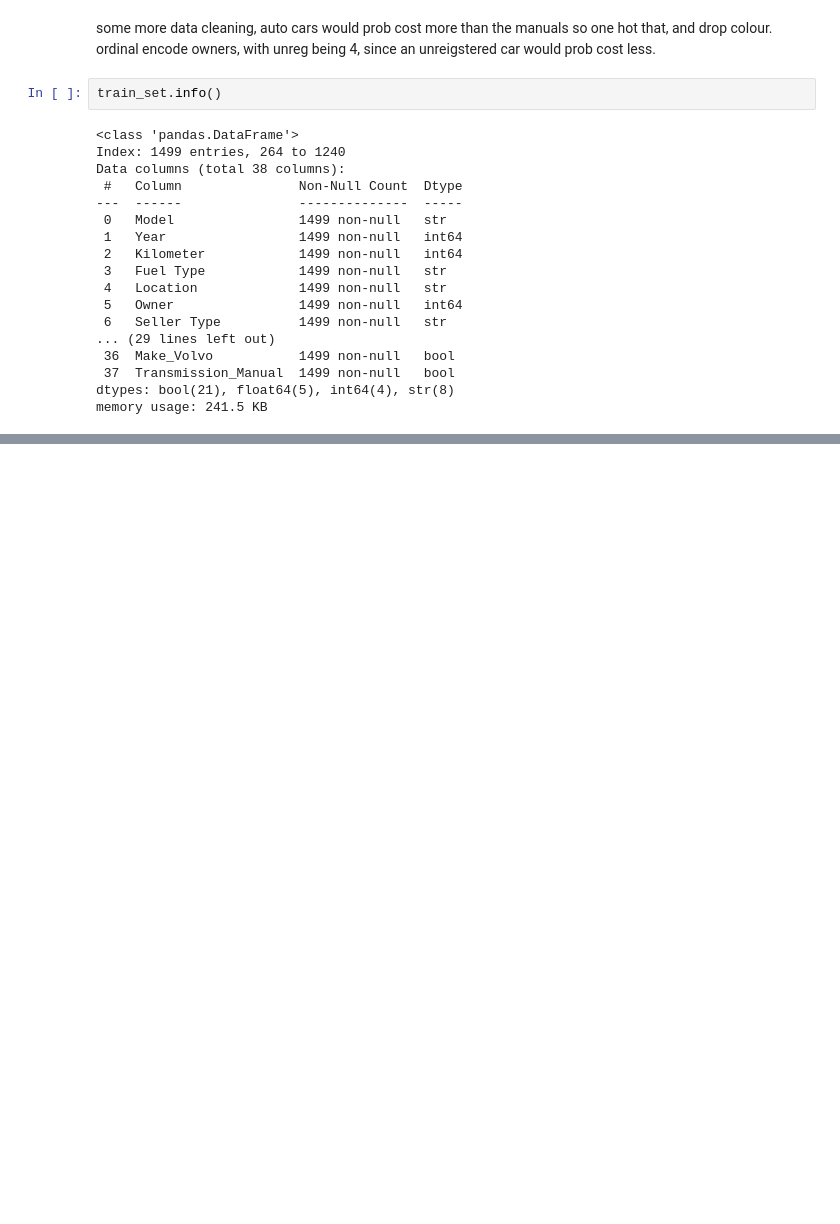
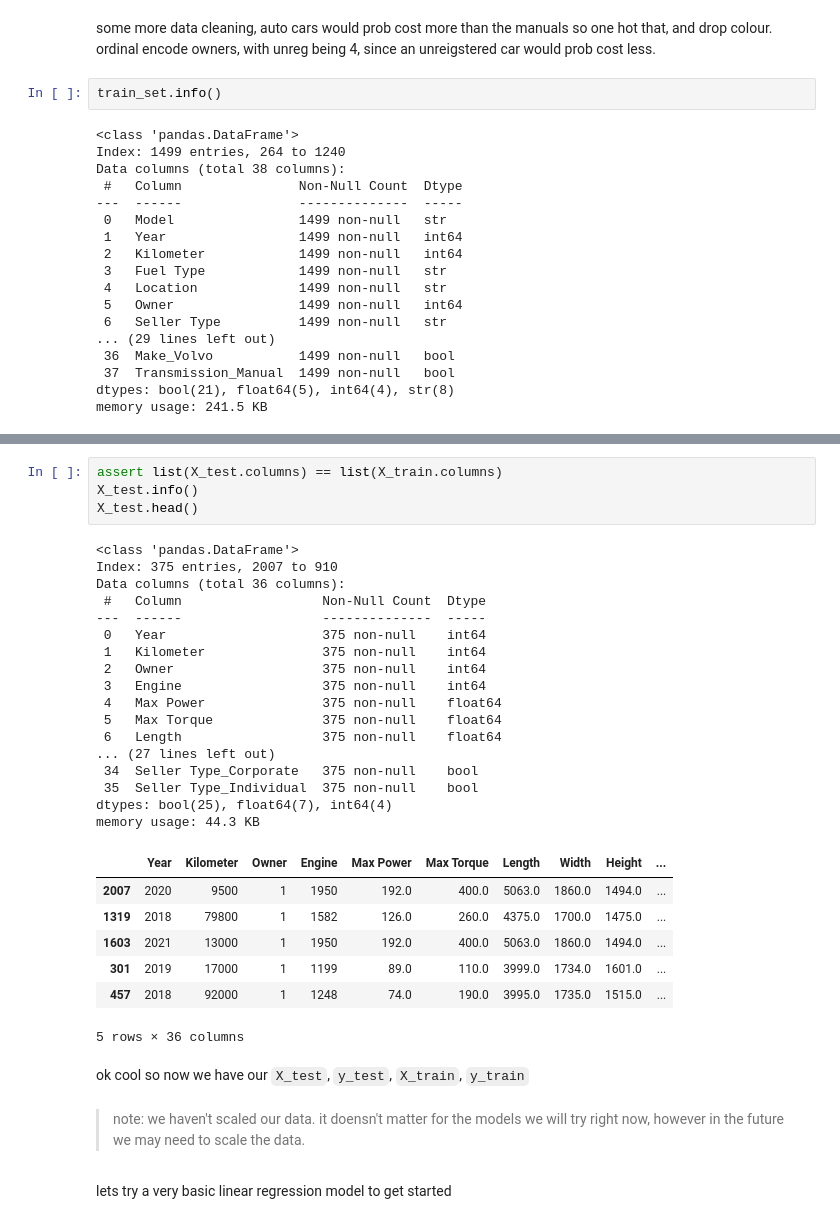
Before and after one commit to zainbabar/vehicle-price-predictor, a Jupyter notebook: vehicle.ipynb, the cells around one changed output, grey strips where cells are left out. Cells and saved outputs as stored; diff of their text form; blank space fills up the shorter version.

```diff
--- a/vehicle.ipynb
+++ b/vehicle.ipynb
@@ -186,0 +403,35 @@ train_set.drop(columns=["Fuel Type"])
+# %%
+assert list(X_test.columns) == list(X_train.columns)
+X_test.info()
+X_test.head()
+# %% [output]
+<class 'pandas.DataFrame'>
+Index: 375 entries, 2007 to 910
+Data columns (total 36 columns):
+ #   Column                  Non-Null Count  Dtype
+---  ------                  --------------  -----
+ 0   Year                    375 non-null    int64
+ 1   Kilometer               375 non-null    int64
+ 2   Owner                   375 non-null    int64
+ 3   Engine                  375 non-null    int64
+ 4   Max Power               375 non-null    float64
+ 5   Max Torque              375 non-null    float64
+ 6   Length                  375 non-null    float64
+... (27 lines left out)
+ 34  Seller Type_Corporate   375 non-null    bool
+ 35  Seller Type_Individual  375 non-null    bool
+dtypes: bool(25), float64(7), int64(4)
+memory usage: 44.3 KB
+|  | Year | Kilometer | Owner | Engine | Max Power | Max Torque | Length | Width | Height | ... |
+| 2007 | 2020 | 9500 | 1 | 1950 | 192.0 | 400.0 | 5063.0 | 1860.0 | 1494.0 | ... |
+| 1319 | 2018 | 79800 | 1 | 1582 | 126.0 | 260.0 | 4375.0 | 1700.0 | 1475.0 | ... |
+| 1603 | 2021 | 13000 | 1 | 1950 | 192.0 | 400.0 | 5063.0 | 1860.0 | 1494.0 | ... |
+| 301 | 2019 | 17000 | 1 | 1199 | 89.0 | 110.0 | 3999.0 | 1734.0 | 1601.0 | ... |
+| 457 | 2018 | 92000 | 1 | 1248 | 74.0 | 190.0 | 3995.0 | 1735.0 | 1515.0 | ... |
+5 rows × 36 columns
+# %% [markdown]
+ok cool so now we have our `X_test`, `y_test`, `X_train`, `y_train`
+# %% [markdown]
+> note: we haven't scaled our data. it doensn't matter for the models we will try right now, however in the future we may need to scale the data.
+# %% [markdown]
+lets try a very basic linear regression model to get started
```
Also changed, not shown: parts of 47 cells of this notebook.
